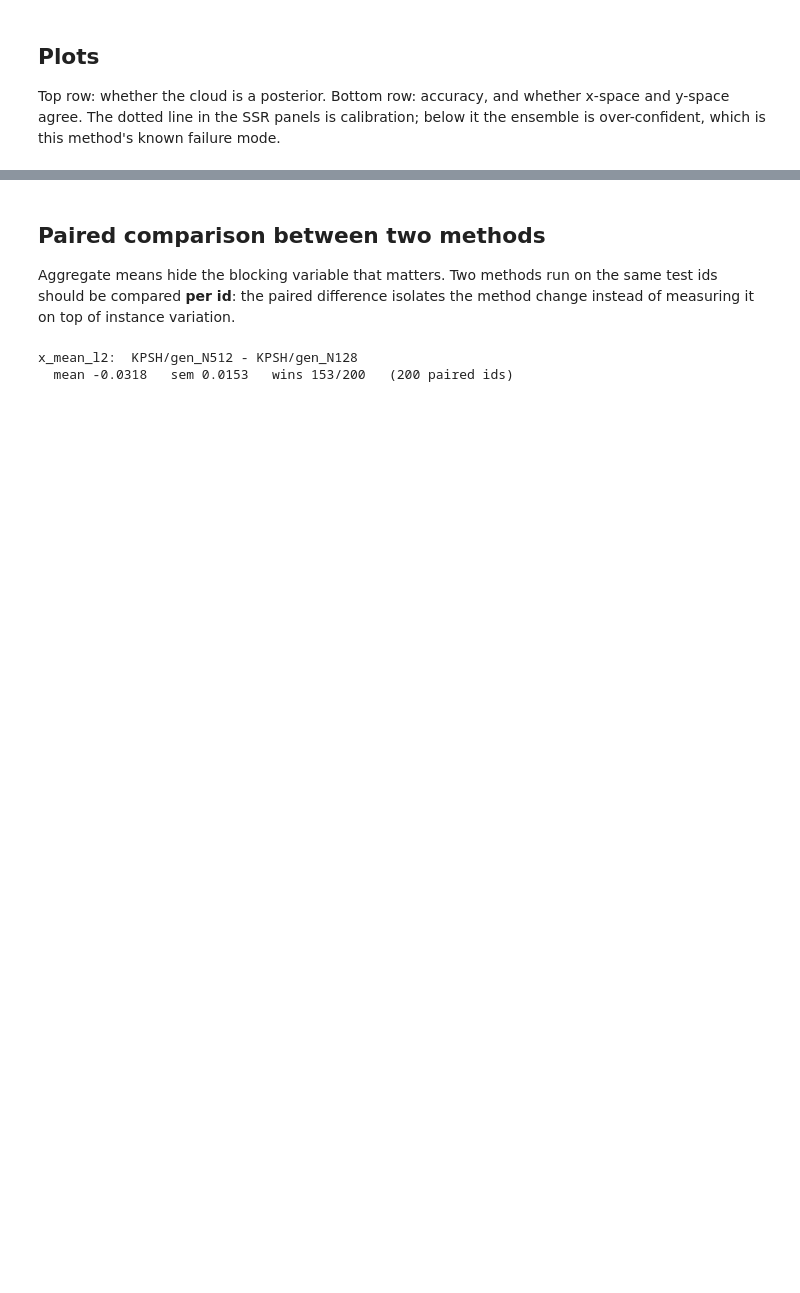
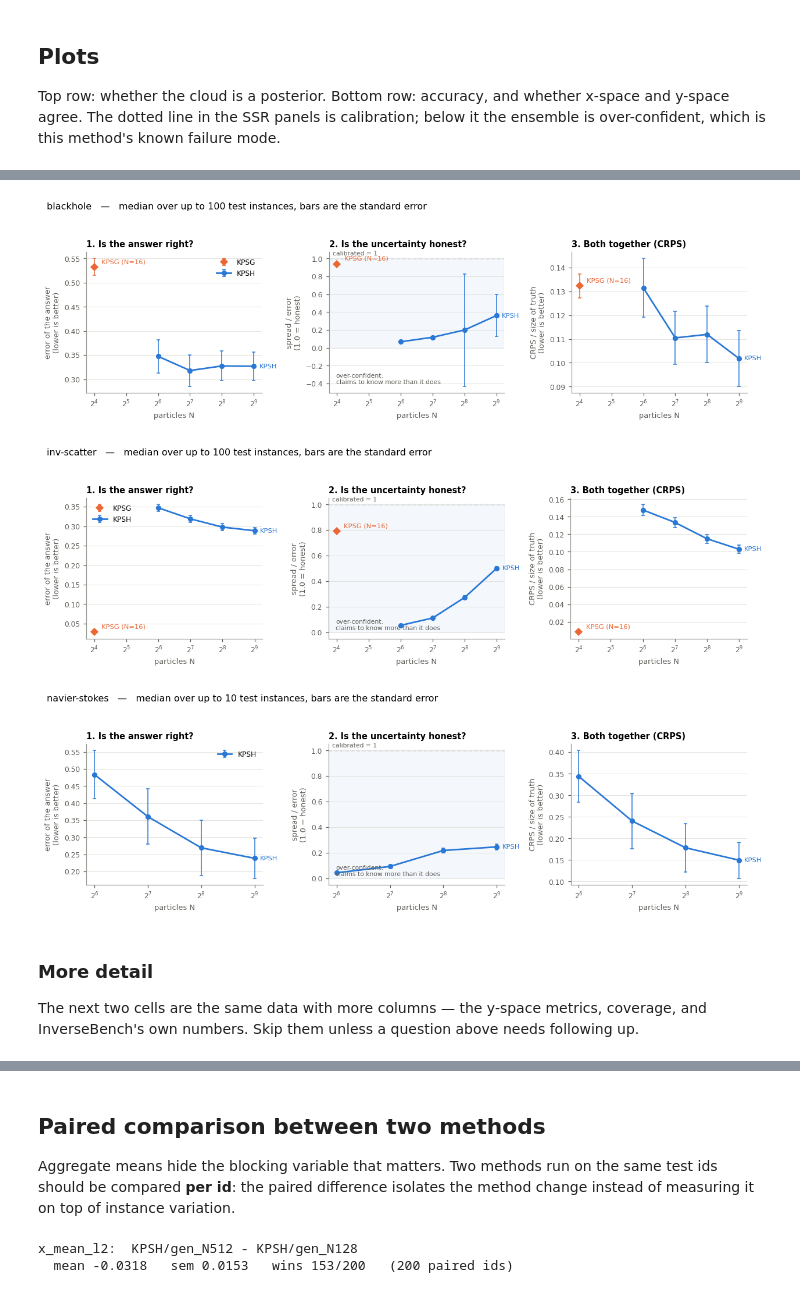
Before and after one commit to gerome-andry/InverseBench, a Jupyter notebook: notebooks/kps_report.ipynb, the cells around one changed output, grey strips where cells are left out. Drawn from its saved outputs; the diff is of its cells as text; code cells hidden in the pictures; blank space fills up the shorter version.

```diff
--- a/notebooks/kps_report.ipynb
+++ b/notebooks/kps_report.ipynb
@@ -197,3 +224,39 @@ print('style ready')
+# %%
+# THREE PANELS PER PROBLEM, one question each. Everything else lives in the table above.
+ok = df[df.x_mean_l2 <= 2]                      # drop runs that blew up
+
+for prob, gp in ok.groupby('problem'):
+    fig, ax = plt.subplots(1, 3, figsize=(11.5, 3.6))
+
+    series(ax[0], gp, 'x_mean_l2')
+    ax[0].set_title('1. Is the answer right?', loc='left', fontweight='bold')
+    ax[0].set_ylabel('error of the answer\n(lower is better)')
+
+    series(ax[1], gp, 'x_ssr', target=1.0)
+    ax[1].set_title('2. Is the uncertainty honest?', loc='left', fontweight='bold')
+    ax[1].set_ylabel('spread / error\n(1.0 = honest)')
+    ax[1].axhspan(0, 1.0, color='#2a78d6', alpha=0.05, zorder=0)
+    ax[1].annotate('over-confident:\nclaims to know more than it does', (0.04, 0.06),
+                   xycoords='axes fraction', fontsize=7, color='#5c5c57')
+
+    series(ax[2], gp, 'x_crps_n')
+    ax[2].set_title('3. Both together (CRPS)', loc='left', fontweight='bold')
+    ax[2].set_ylabel('CRPS / size of truth\n(lower is better)')
+
+    n_ids = gp.groupby('n').size().max()
+    fig.suptitle(f'{prob}   —   median over up to {n_ids} test instances, bars are the '
+                 f'standard error', x=0.015, ha='left', fontsize=10.5)
+    ax[0].legend(loc='best')
+    plt.tight_layout(rect=(0, 0, 1, 0.93)); plt.show()
+# %% [output]
+[figure, added]
+[figure, added]
+[figure, added]
+# %% [markdown]
+### More detail
+
+The next two cells are the same data with more columns — the y-space metrics, coverage, and
+InverseBench's own numbers. Skip them unless a question above needs following up.
 # %%
 # ONE FIGURE PER PROBLEM. The three problems' errors live on different scales, so putting
 # them on shared axes made every panel unreadable; small multiples keep each scale honest.
```
Also changed, not shown: parts of 6 cells of this notebook.
